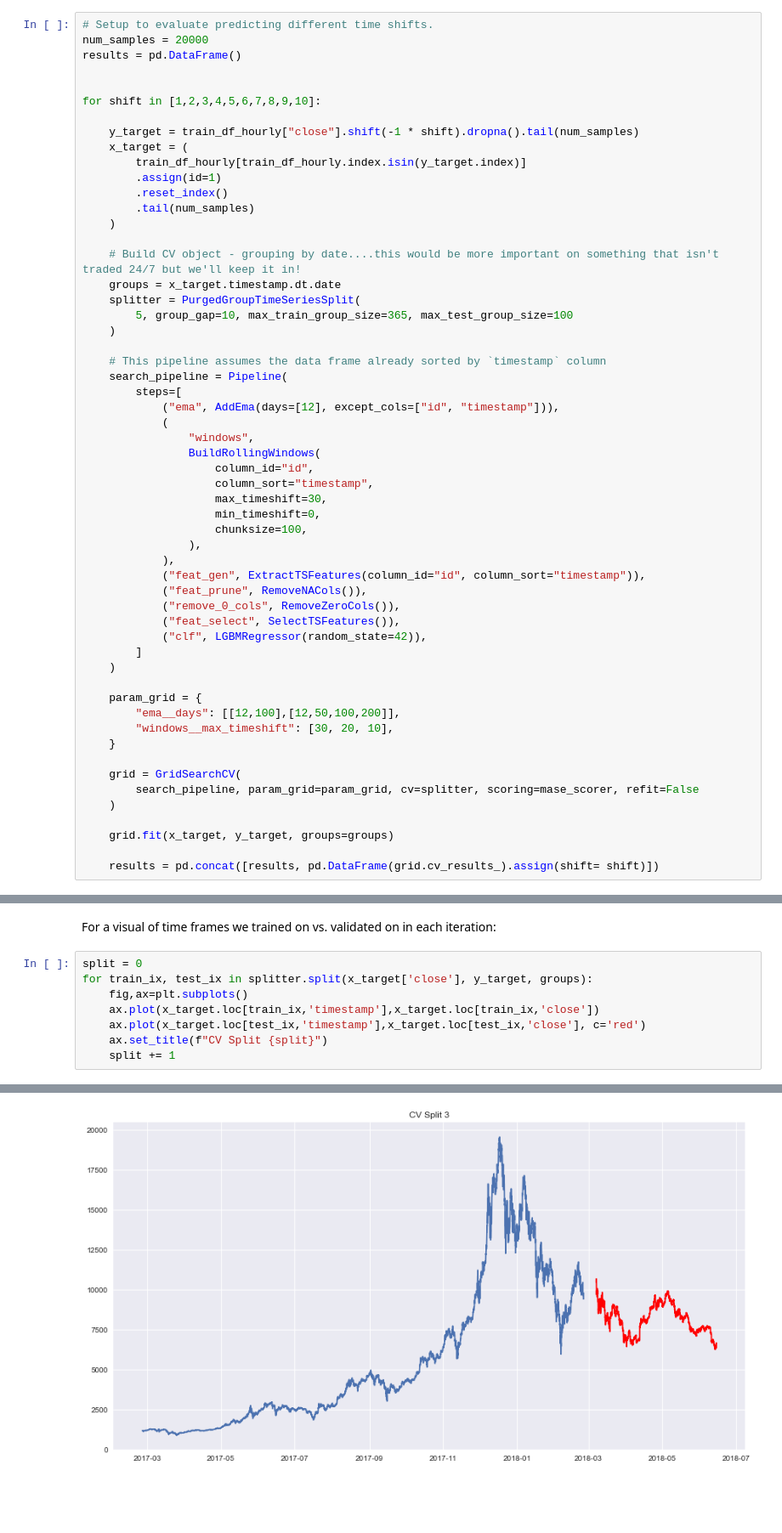
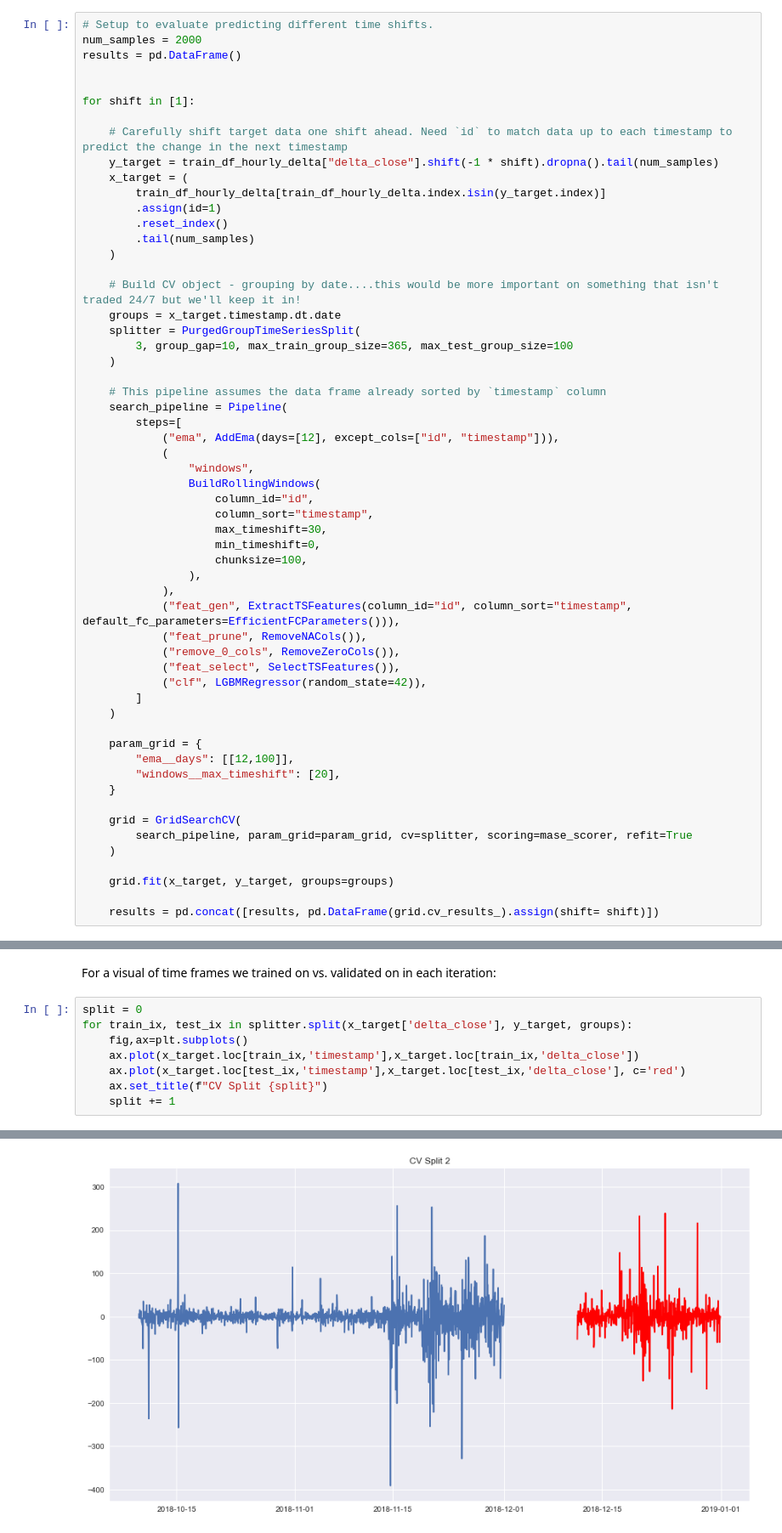
Before and after one commit to dbandrews/bitcoin-trading, a Jupyter notebook: pricing_analysis.ipynb, the cells around one changed output, grey strips where cells are left out. Shown at 85% size. Cells and saved outputs as stored; diff of their text form; blank space fills up the shorter version.

```diff
--- a/pricing_analysis.ipynb
+++ b/pricing_analysis.ipynb
@@ -603,15 +646,16 @@ def snapshot_model(model, path):
     dump(model, os.path.join(path, f"{date_time}.joblib"))
 # %%
 # Setup to evaluate predicting different time shifts.
-num_samples = 20000
+num_samples = 2000
 results = pd.DataFrame()
 
 
-for shift in [1,2,3,4,5,6,7,8,9,10]:
+for shift in [1]:
 
-    y_target = train_df_hourly["close"].shift(-1 * shift).dropna().tail(num_samples)
+    # Carefully shift target data one shift ahead. Need `id` to match data up to each timestamp to predict the change in the next timestamp
+    y_target = train_df_hourly_delta["delta_close"].shift(-1 * shift).dropna().tail(num_samples)
     x_target = (
-        train_df_hourly[train_df_hourly.index.isin(y_target.index)]
+        train_df_hourly_delta[train_df_hourly_delta.index.isin(y_target.index)]
         .assign(id=1)
         .reset_index()
         .tail(num_samples)
@@ -620,7 +664,7 @@ for shift in [1,2,3,4,5,6,7,8,9,10]:
     # Build CV object - grouping by date....this would be more important on something that isn't traded 24/7 but we'll keep it in!
     groups = x_target.timestamp.dt.date
     splitter = PurgedGroupTimeSeriesSplit(
-        5, group_gap=10, max_train_group_size=365, max_test_group_size=100
+        3, group_gap=10, max_train_group_size=365, max_test_group_size=100
     )
 
     # This pipeline assumes the data frame already sorted by `timestamp` column
@@ -637,7 +681,7 @@ for shift in [1,2,3,4,5,6,7,8,9,10]:
                     chunksize=100,
                 ),
             ),
-            ("feat_gen", ExtractTSFeatures(column_id="id", column_sort="timestamp")),
+            ("feat_gen", ExtractTSFeatures(column_id="id", column_sort="timestamp", default_fc_parameters=EfficientFCParameters())),
             ("feat_prune", RemoveNACols()),
             ("remove_0_cols", RemoveZeroCols()),
             ("feat_select", SelectTSFeatures()),
@@ -646,12 +690,12 @@ for shift in [1,2,3,4,5,6,7,8,9,10]:
     )
 
     param_grid = {
-        "ema__days": [[12,100],[12,50,100,200]],
-        "windows__max_timeshift": [30, 20, 10],
+        "ema__days": [[12,100]],
+        "windows__max_timeshift": [20],
     }
 
     grid = GridSearchCV(
-        search_pipeline, param_grid=param_grid, cv=splitter, scoring=mase_scorer, refit=False
+        search_pipeline, param_grid=param_grid, cv=splitter, scoring=mase_scorer, refit=True
     )
 
     grid.fit(x_target, y_target, groups=groups)
@@ -677,10 +722,10 @@ for shift in [1,2,3,4,5,6,7,8,9,10]:
 For a visual of time frames we trained on vs. validated on in each iteration:
 # %%
 split = 0
-for train_ix, test_ix in splitter.split(x_target['close'], y_target, groups):
+for train_ix, test_ix in splitter.split(x_target['delta_close'], y_target, groups):
     fig,ax=plt.subplots()
-    ax.plot(x_target.loc[train_ix,'timestamp'],x_target.loc[train_ix,'close'])
-    ax.plot(x_target.loc[test_ix,'timestamp'],x_target.loc[test_ix,'close'], c='red')
+    ax.plot(x_target.loc[train_ix,'timestamp'],x_target.loc[train_ix,'delta_close'])
+    ax.plot(x_target.loc[test_ix,'timestamp'],x_target.loc[test_ix,'delta_close'], c='red')
     ax.set_title(f"CV Split {split}")
     split += 1
 # %% [output]
@@ -689 +734 @@ for train_ix, test_ix in splitter.split(x_target['close'], y_target, groups):
-[figure, old version]
+[figure, new version]
```
Also changed, not shown: parts of 24 cells of this notebook, 1 other file.
